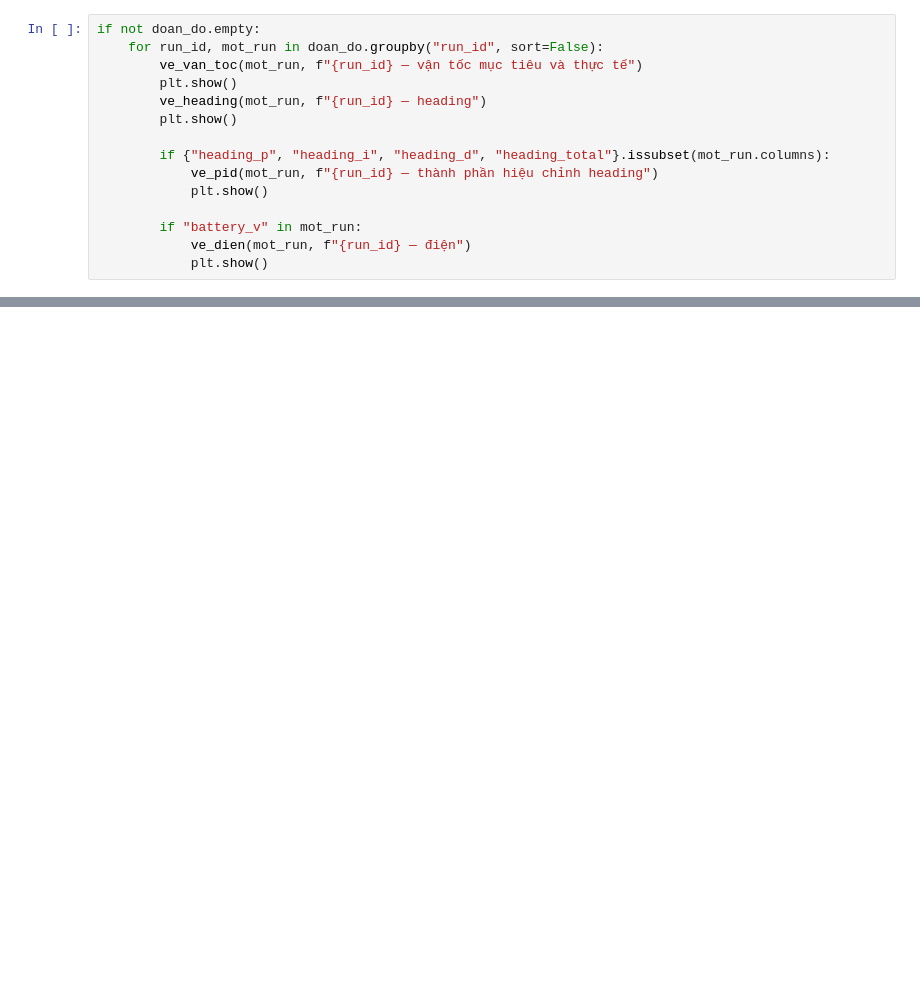
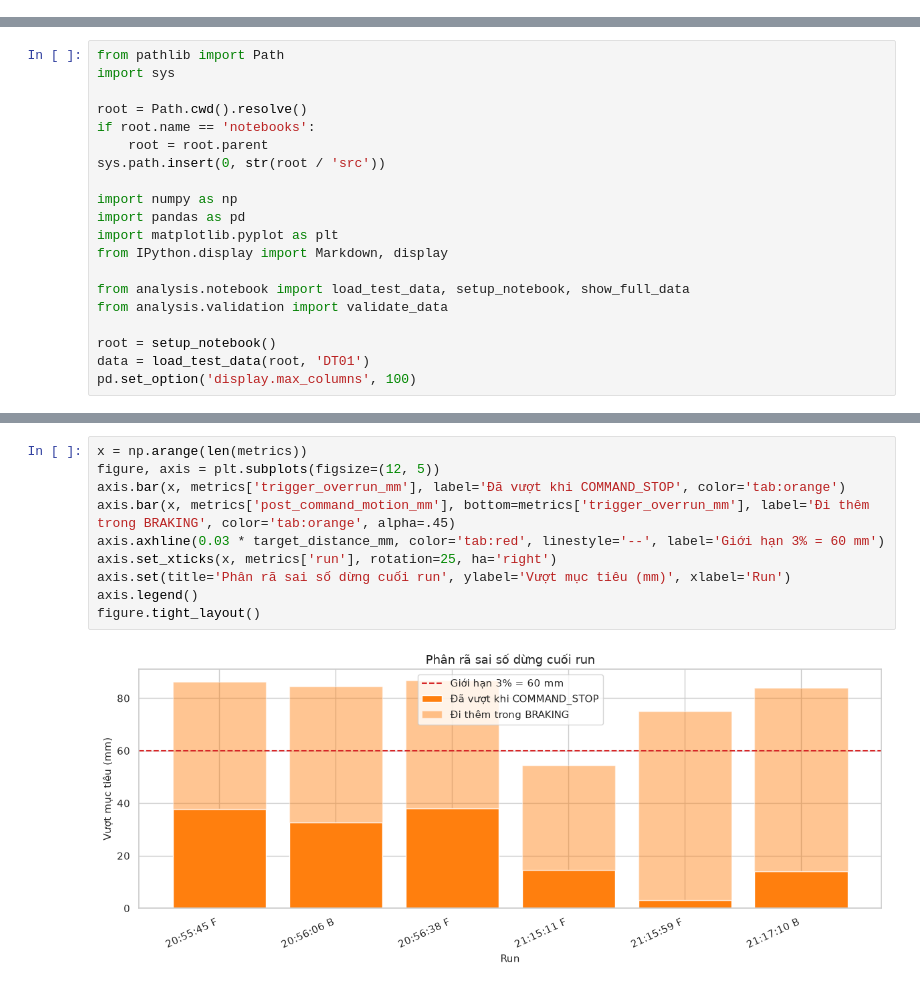
Before and after one commit to onlyin32bit/FGC26RobotLab, a Jupyter notebook: notebooks/DT01.ipynb, the cells around one changed output, grey strips where cells are left out. Cells and saved outputs as stored; diff of their text form; blank space fills up the shorter version.

```diff
--- a/notebooks/DT01.ipynb
+++ b/notebooks/DT01.ipynb
@@ -129,15 +0,0 @@ So sánh `estimated_distance_mm` với `actual_distance_mm`, tính sai số ph
-# %%
-if not doan_do.empty:
-    for run_id, mot_run in doan_do.groupby("run_id", sort=False):
-        ve_van_toc(mot_run, f"{run_id} — vận tốc mục tiêu và thực tế")
-        plt.show()
-        ve_heading(mot_run, f"{run_id} — heading")
-        plt.show()
-
-        if {"heading_p", "heading_i", "heading_d", "heading_total"}.issubset(mot_run.columns):
-            ve_pid(mot_run, f"{run_id} — thành phần hiệu chỉnh heading")
-            plt.show()
-
-        if "battery_v" in mot_run:
-            ve_dien(mot_run, f"{run_id} — điện")
-            plt.show()
@@ -209,0 +22,20 @@ Không đánh dấu **ĐẠT** nếu thiếu phép đo bên ngoài bắt buộc.
+# %%
+from pathlib import Path
+import sys
+
+root = Path.cwd().resolve()
+if root.name == 'notebooks':
+    root = root.parent
+sys.path.insert(0, str(root / 'src'))
+
+import numpy as np
+import pandas as pd
+import matplotlib.pyplot as plt
+from IPython.display import Markdown, display
+
+from analysis.notebook import load_test_data, setup_notebook, show_full_data
+from analysis.validation import validate_data
+
+root = setup_notebook()
+data = load_test_data(root, 'DT01')
+pd.set_option('display.max_columns', 100)
@@ -209,0 +214,12 @@ Không đánh dấu **ĐẠT** nếu thiếu phép đo bên ngoài bắt buộc.
+# %%
+x = np.arange(len(metrics))
+figure, axis = plt.subplots(figsize=(12, 5))
+axis.bar(x, metrics['trigger_overrun_mm'], label='Đã vượt khi COMMAND_STOP', color='tab:orange')
+axis.bar(x, metrics['post_command_motion_mm'], bottom=metrics['trigger_overrun_mm'], label='Đi thêm trong BRAKING', color='tab:orange', alpha=.45)
+axis.axhline(0.03 * target_distance_mm, color='tab:red', linestyle='--', label='Giới hạn 3% = 60 mm')
+axis.set_xticks(x, metrics['run'], rotation=25, ha='right')
+axis.set(title='Phân rã sai số dừng cuối run', ylabel='Vượt mục tiêu (mm)', xlabel='Run')
+axis.legend()
+figure.tight_layout()
+# %% [output]
+[figure, added]
```
Also changed, not shown: parts of 38 cells of this notebook, 17 other files.
